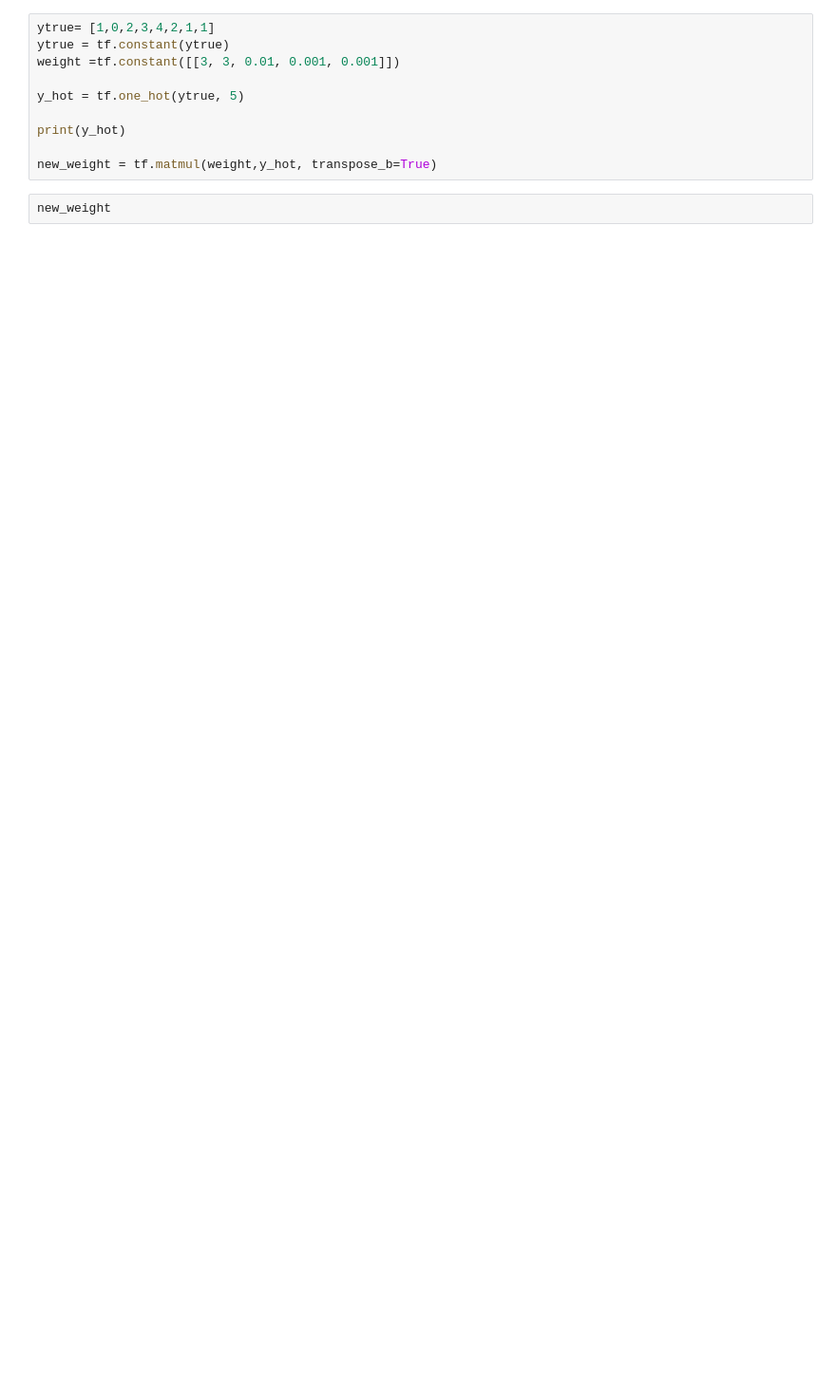
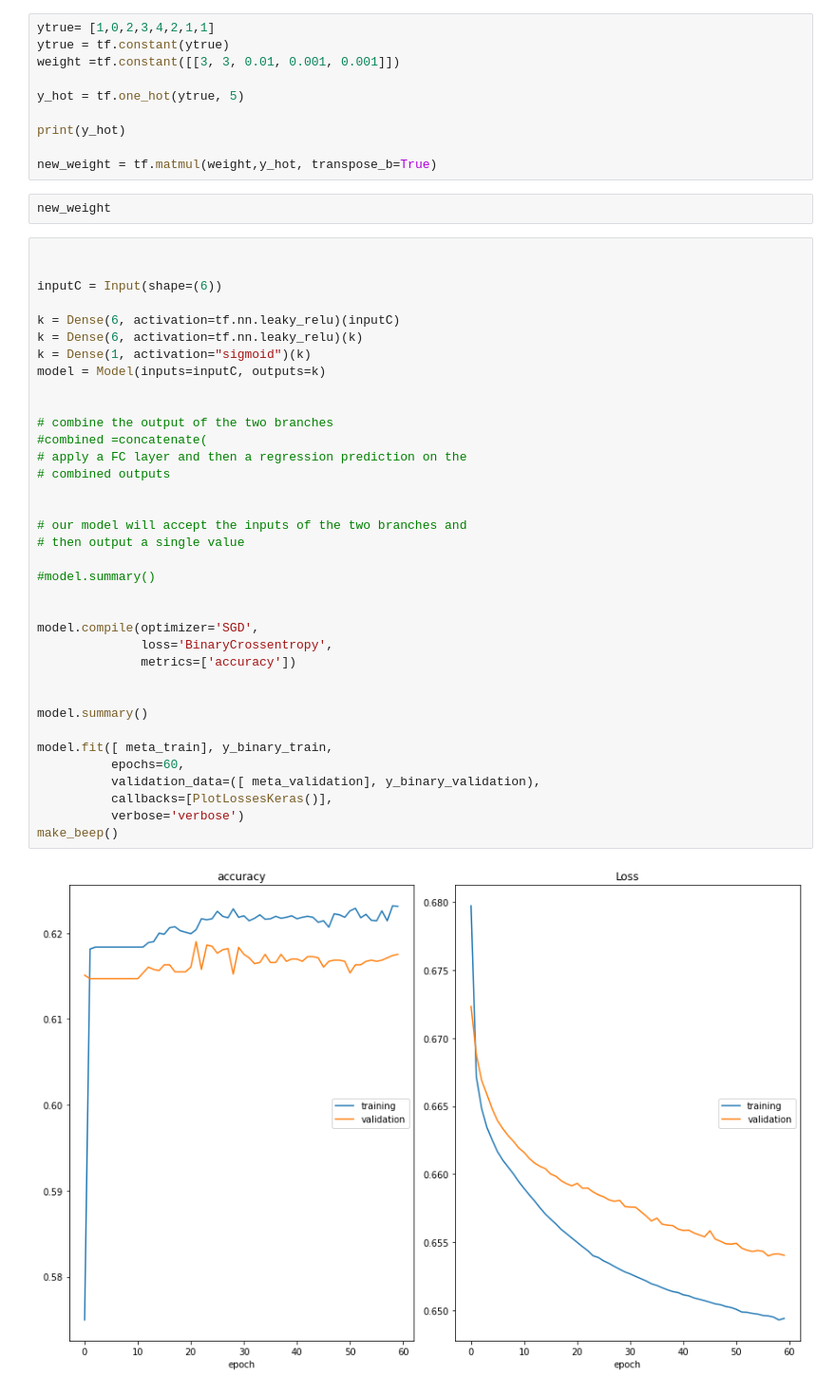
Before and after one commit to Eidantz/BME_Dreem, a Jupyter notebook: multichannelccn.ipynb, the cells around one changed output. Shown: that part at 95% size. Drawn from its saved outputs; the diff is of its cells as text; blank space fills up the shorter version.

Commit message:
sigmoid

```diff
--- a/multichannelccn.ipynb
+++ b/multichannelccn.ipynb
@@ -1188,3 +1194,41 @@ print(y_hot)
 new_weight = tf.matmul(weight,y_hot, transpose_b=True)
 # %%
 new_weight
+# %%
+
+
+inputC = Input(shape=(6))
+
+k = Dense(6, activation=tf.nn.leaky_relu)(inputC)
+k = Dense(6, activation=tf.nn.leaky_relu)(k)
+k = Dense(1, activation="sigmoid")(k)
+model = Model(inputs=inputC, outputs=k)
+
+
+# combine the output of the two branches
+#combined =concatenate(
+# apply a FC layer and then a regression prediction on the
+# combined outputs
+
+
+# our model will accept the inputs of the two branches and
+# then output a single value
+
+#model.summary()
+
+
+model.compile(optimizer='SGD',
+              loss='BinaryCrossentropy',
+              metrics=['accuracy'])
+
+
+model.summary()
+
+model.fit([ meta_train], y_binary_train,
+          epochs=60,
+          validation_data=([ meta_validation], y_binary_validation),
+          callbacks=[PlotLossesKeras()],
+          verbose='verbose')
+make_beep()
+# %% [output]
+[figure, added]
```
Also changed, not shown: parts of 9 cells of this notebook.
